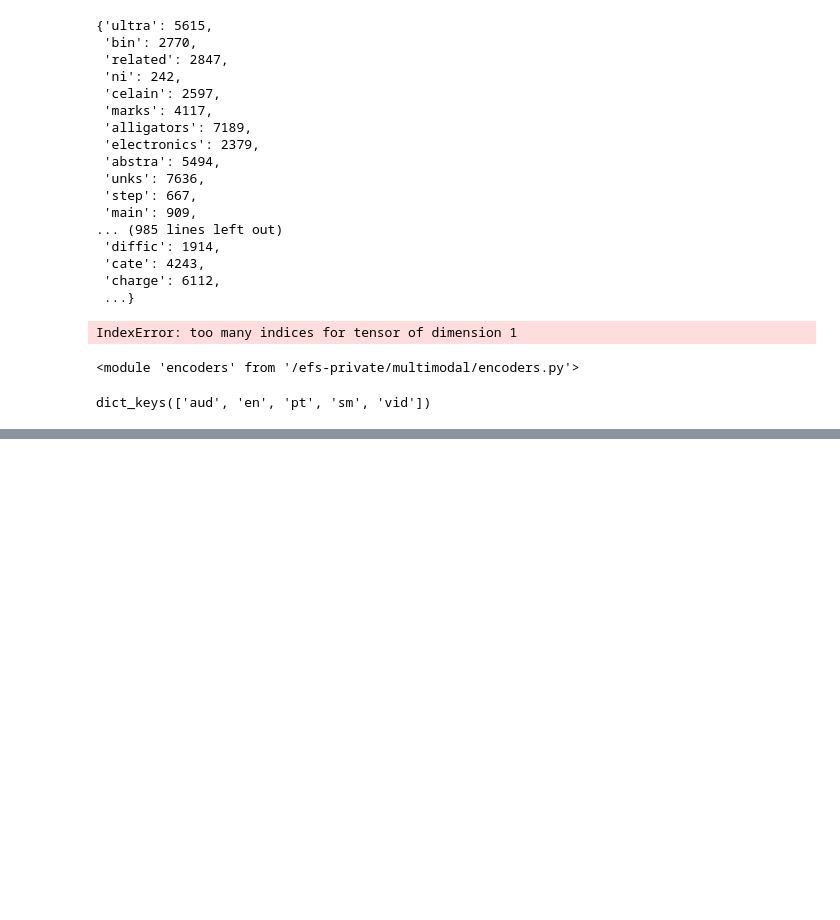
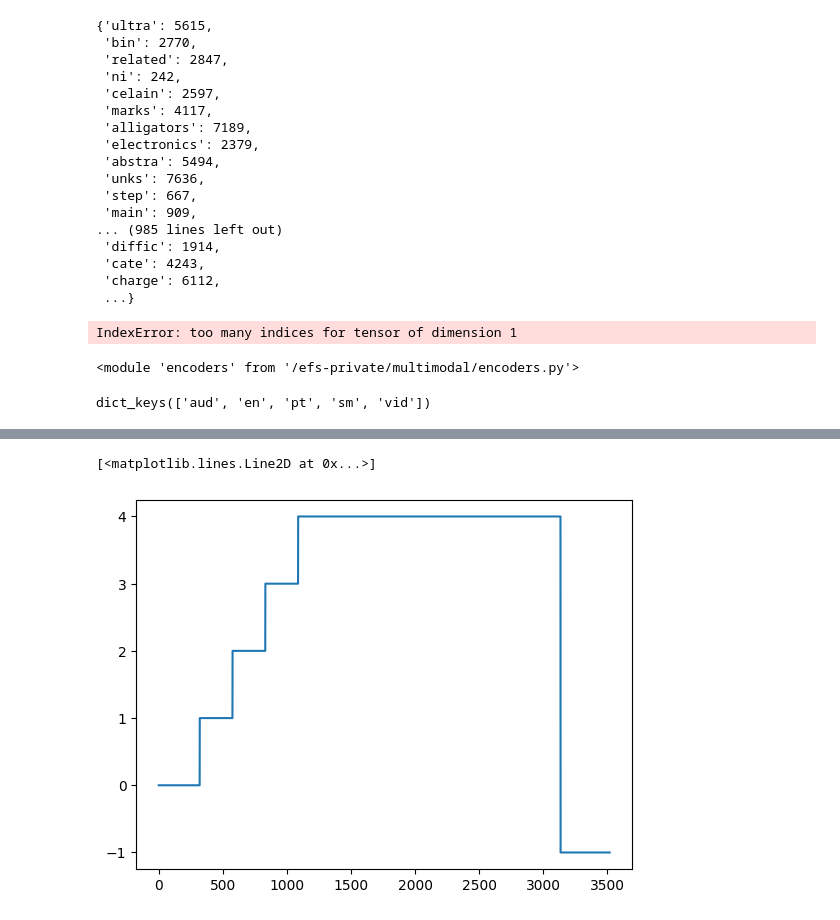
Before and after one commit to josiahbjorgaard/mca-paper, a Jupyter notebook: Notebooks/MultimodalDataloaderDev.ipynb, the cells around one changed output, grey strips where cells are left out. Saved outputs shown, nothing was run; the diff lists cells and outputs as text; code cells hidden in the pictures; blank space fills up the shorter version.

```diff
--- a/Notebooks/MultimodalDataloaderDev.ipynb
+++ b/Notebooks/MultimodalDataloaderDev.ipynb
@@ -158,3 +158,3 @@ importlib.reload(encoders)
 # %%
-doom = MFDOOM(encoder_configs, 512,4, device="cpu", num_fusion_tokens=256, return_padding=True)
+doom = MFDOOM(encoder_configs, 512,4, device="cpu", num_fusion_tokens=64*6, return_padding=True)
 # %% [output]
@@ -211,0 +196,5 @@ for i in range(8):
+# %%
+plt.plot(doom.token_types)
+# %% [output]
+[<matplotlib.lines.Line2D at 0x...>]
+[figure, added]
```
Also changed, not shown: parts of 47 cells of this notebook, 1 other file.
